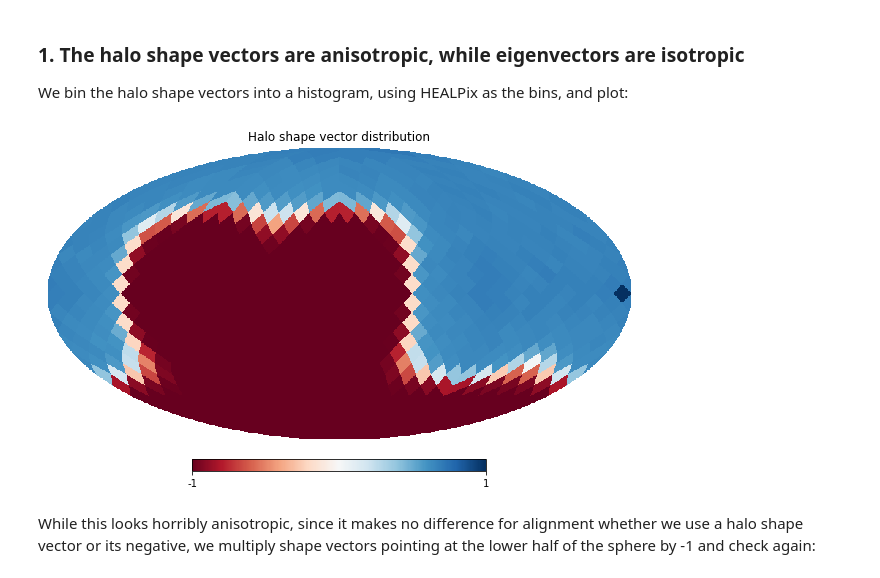
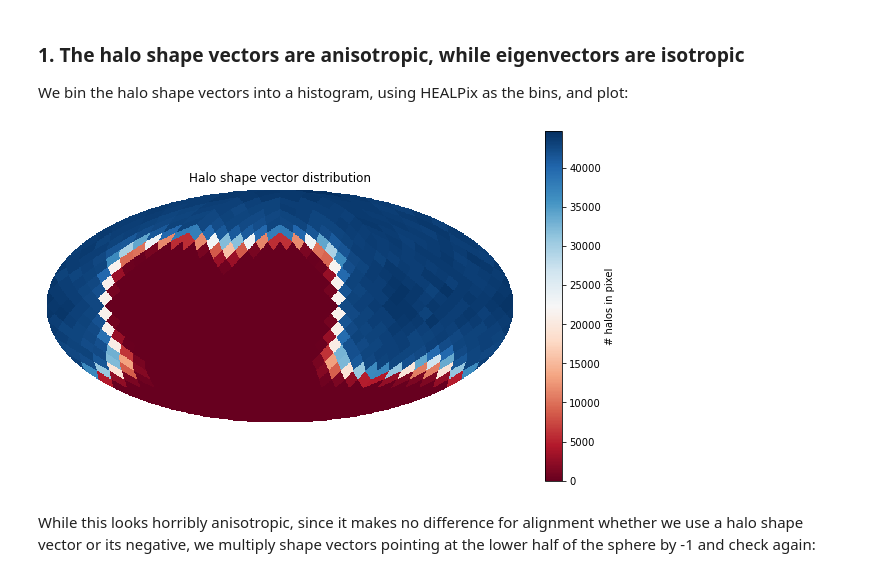
Before and after one commit to bzh-bzh/bolshoip-alignment-demo, a Jupyter notebook: 2D Alignment Anisotropy Demo.ipynb, the cells around one changed output. Drawn from its saved outputs; the diff is of its cells as text; code cells hidden in the pictures.

Commit message:
Improve colorbar for all-sky plots; update figures.

```diff
--- a/2D Alignment Anisotropy Demo.ipynb
+++ b/2D Alignment Anisotropy Demo.ipynb
@@ -45,3 +47,7 @@ named_cols = {1: 'id', 10: 'mvir_snap', 17: 'x_snap', 18: 'y_snap', 19: 'z_snap'
 halo_cat.rename(columns=named_cols, inplace=True)
 halo_cat = halo_cat[named_cols.values()]
 halo_cat.dropna(inplace=True)
+# Only halos with particles above limit. Particle mass is 1.55e8 M_sun.
+mask = halo_cat.mvir_snap / 1.55e8 > 10
+print(f'% halos above particle limit: {np.sum(mask) / len(mask) * 100:.2f}')
+halo_cat = halo_cat.loc[mask]
@@ -423,24 +431,21 @@ def cat2hpx(theta, phi, nside):
 
     return hpx_map
 
-def vector_hist_plot(vecs, reflect_shapes, mean_fluct=True, nside=MAP_NSIDE, cmap='RdBu', **kwargs):
+def vector_hist_plot(vecs, reflect_shapes, nside=MAP_NSIDE, cmap='RdBu', vmin=None, vmax=None):
     phi, theta = shape_to_ang(vecs[:, 0], vecs[:, 1], vecs[:, 2], reflect_shapes)
-
     hpx_map = cat2hpx(theta, phi, nside)
 
-    # Turn the histogram values into "# of means away from mean" (excluding bins of 0).
-    if mean_fluct:
-        mean = np.mean(hpx_map[hpx_map > 0])
-        hpx_map = (hpx_map - mean) / mean
-
-    hp.mollview(hpx_map, cmap=cmap, **kwargs)
+    hp.mollview(hpx_map, cmap=cmap, cbar=None, min=vmin, max=vmax)
+    scm = mpl.cm.ScalarMappable(cmap=cmap)
+    scm.set_clim(vmin=vmin, vmax=vmax)
+    scm.set_array(hpx_map)
+    clrbar = plt.colorbar(scm, label='# halos in pixel')
     return hpx_map
 # %%
-# Clip colorscale at [-1, 1] means away.
-vector_hist_plot(halo_shapes, False, nside=8, min=-1, max=1)
+vector_hist_plot(halo_shapes, False, nside=8)
 plt.title('Halo shape vector distribution')
 plt.savefig(f'{FIGURE_PATH}/05-shape-fullsky-noreflect.png')
 # %% [output]
-[figure, old version]
+[figure, new version]
 # %% [markdown]
 While this looks horribly anisotropic, since it makes no difference for alignment whether we use a halo shape vector or its negative, we multiply shape vectors pointing at the lower half of the sphere by -1 and check again:
```
Also changed, not shown: parts of 15 cells of this notebook, 30 other files.
